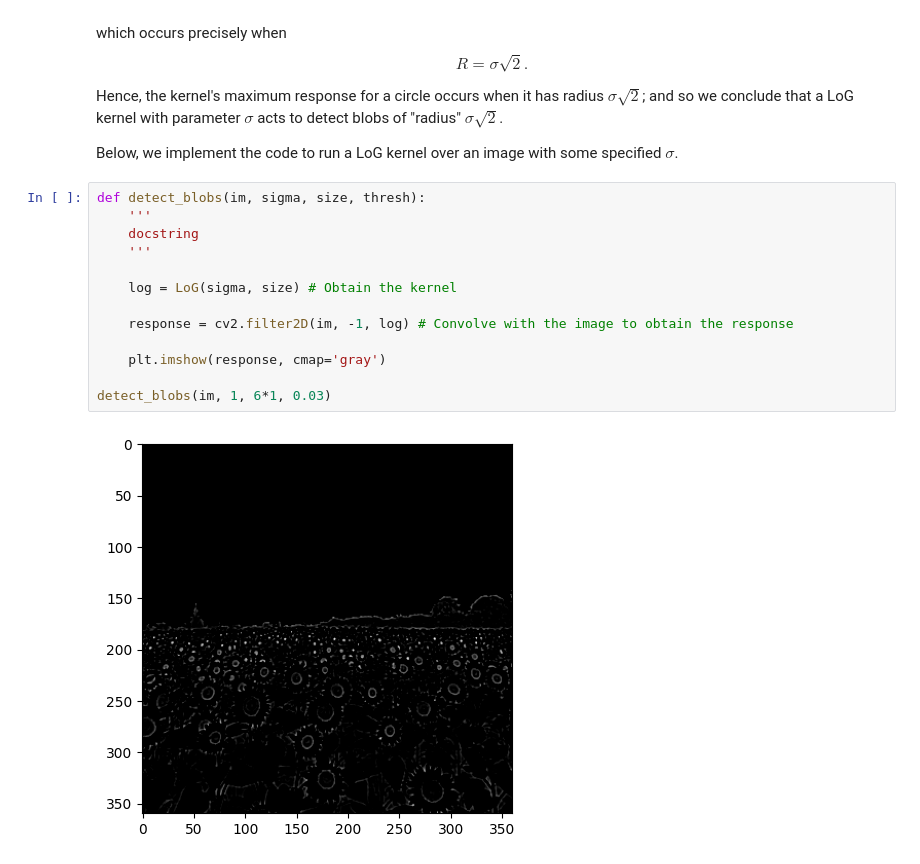
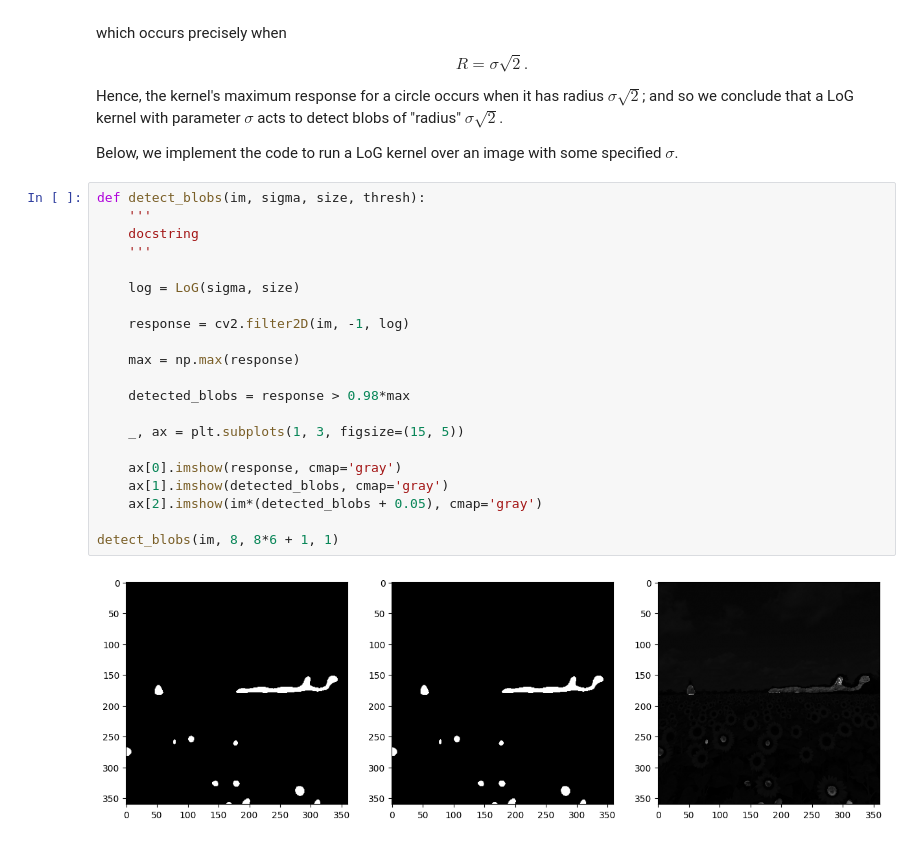
Before and after one commit to pulasthi-u/en3160-assignment02, a Jupyter notebook: code.ipynb, the cells around one changed output. Drawn from its saved outputs; the diff is of its cells as text.

```diff
--- a/code.ipynb
+++ b/code.ipynb
@@ -72,15 +85,23 @@ Below, we implement the code to run a LoG kernel over an image with some specifi
 # %%
 def detect_blobs(im, sigma, size, thresh):
     '''
     docstring
     '''
 
-    log = LoG(sigma, size) # Obtain the kernel
+    log = LoG(sigma, size)
 
-    response = cv2.filter2D(im, -1, log) # Convolve with the image to obtain the response
+    response = cv2.filter2D(im, -1, log)
 
-    plt.imshow(response, cmap='gray')
+    max = np.max(response)
 
-detect_blobs(im, 1, 6*1, 0.03)
+    detected_blobs = response > 0.98*max
+
+    _, ax = plt.subplots(1, 3, figsize=(15, 5))
+
+    ax[0].imshow(response, cmap='gray')
+    ax[1].imshow(detected_blobs, cmap='gray')
+    ax[2].imshow(im*(detected_blobs + 0.05), cmap='gray')
+
+detect_blobs(im, 8, 8*6 + 1, 1)
 # %% [output]
-[figure, old version]
+[figure, new version]
```
Also changed, not shown: parts of 9 cells of this notebook.
